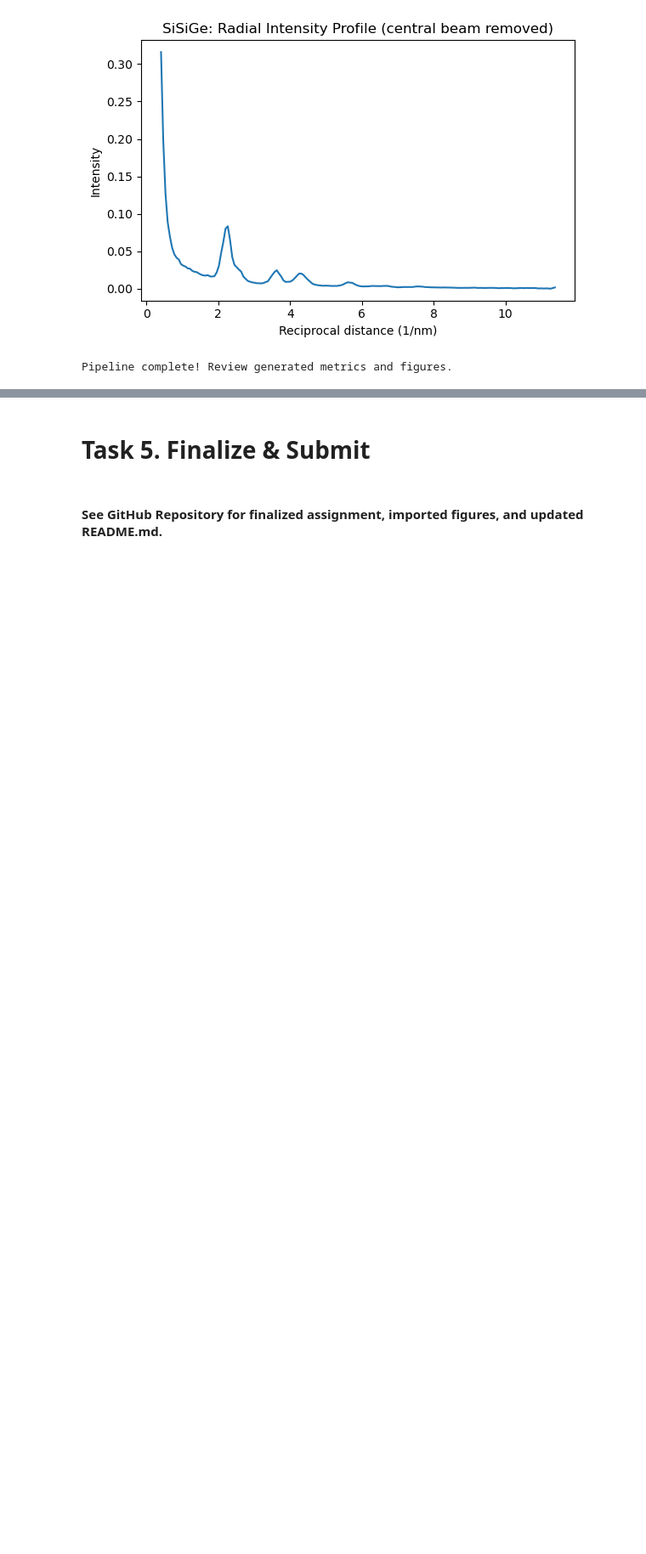
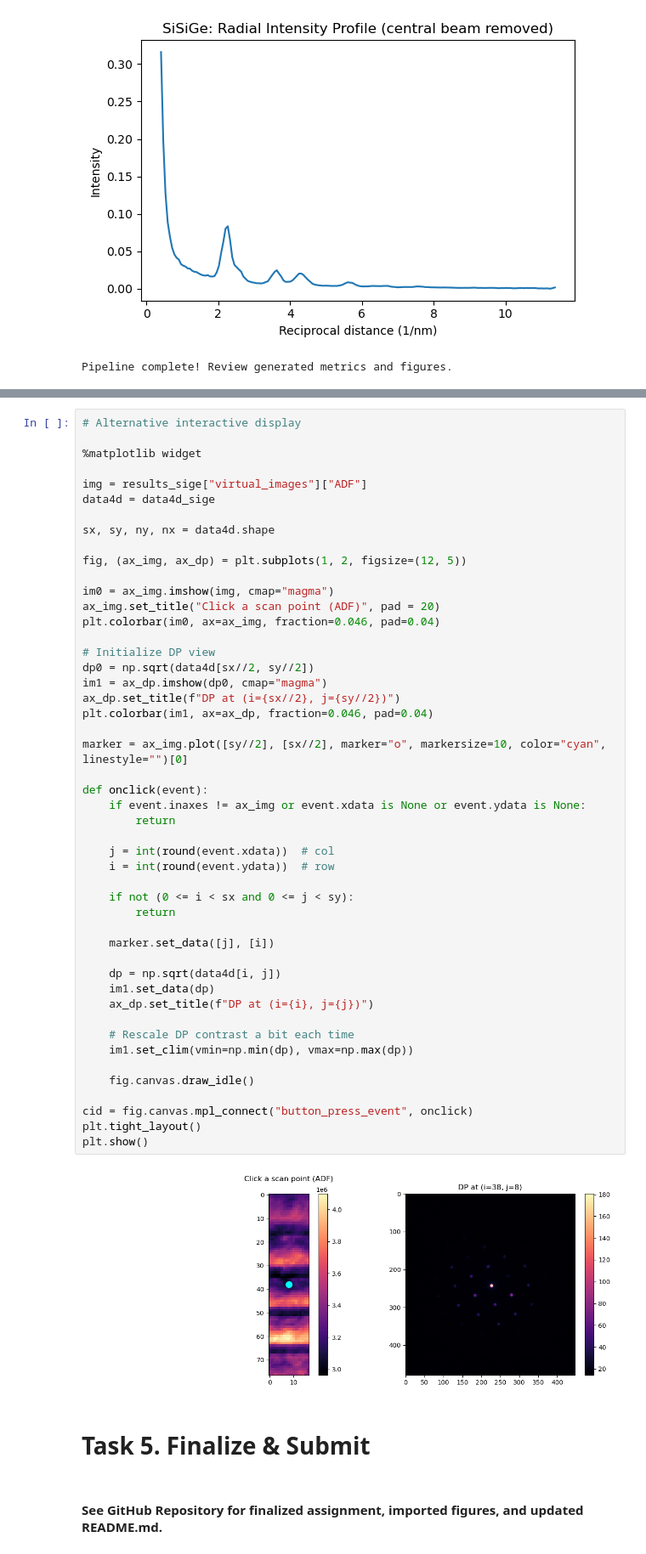
Before and after one commit to eliseetrheim/MSE465_EliseEtrheim, a Jupyter notebook: assignments/assignment 02/assignment_02_framework.ipynb, the cells around one changed output, grey strips where cells are left out. Shown at 85% size. Drawn from its saved outputs; the diff is of its cells as text; blank space fills up the shorter version.

```diff
--- a/assignments/assignment 02/assignment_02_framework.ipynb
+++ b/assignments/assignment 02/assignment_02_framework.ipynb
@@ -878,3 +963,53 @@ Pipeline complete! Review generated metrics and figures.
+# %%
+# Alternative interactive display
+
+%matplotlib widget
+
+img = results_sige["virtual_images"]["ADF"]
+data4d = data4d_sige
+
+sx, sy, ny, nx = data4d.shape
+
+fig, (ax_img, ax_dp) = plt.subplots(1, 2, figsize=(12, 5))
+
+im0 = ax_img.imshow(img, cmap="magma")
+ax_img.set_title("Click a scan point (ADF)", pad = 20)
+plt.colorbar(im0, ax=ax_img, fraction=0.046, pad=0.04)
+
+# Initialize DP view
+dp0 = np.sqrt(data4d[sx//2, sy//2])
+im1 = ax_dp.imshow(dp0, cmap="magma")
+ax_dp.set_title(f"DP at (i={sx//2}, j={sy//2})")
+plt.colorbar(im1, ax=ax_dp, fraction=0.046, pad=0.04)
+
+marker = ax_img.plot([sy//2], [sx//2], marker="o", markersize=10, color="cyan", linestyle="")[0]
+
+def onclick(event):
+    if event.inaxes != ax_img or event.xdata is None or event.ydata is None:
+        return
+
+    j = int(round(event.xdata))  # col
+    i = int(round(event.ydata))  # row
+
+    if not (0 <= i < sx and 0 <= j < sy):
+        return
+
+    marker.set_data([j], [i])
+
+    dp = np.sqrt(data4d[i, j])
+    im1.set_data(dp)
+    ax_dp.set_title(f"DP at (i={i}, j={j})")
+
+    # Rescale DP contrast a bit each time
+    im1.set_clim(vmin=np.min(dp), vmax=np.max(dp))
+
+    fig.canvas.draw_idle()
+
+cid = fig.canvas.mpl_connect("button_press_event", onclick)
+plt.tight_layout()
+plt.show()
+# %% [output]
+[figure, added]
 # %% [markdown]
 # Task 5. Finalize & Submit
 # %% [markdown]
```
Also changed, not shown: parts of 5 cells of this notebook, 1 other file.
